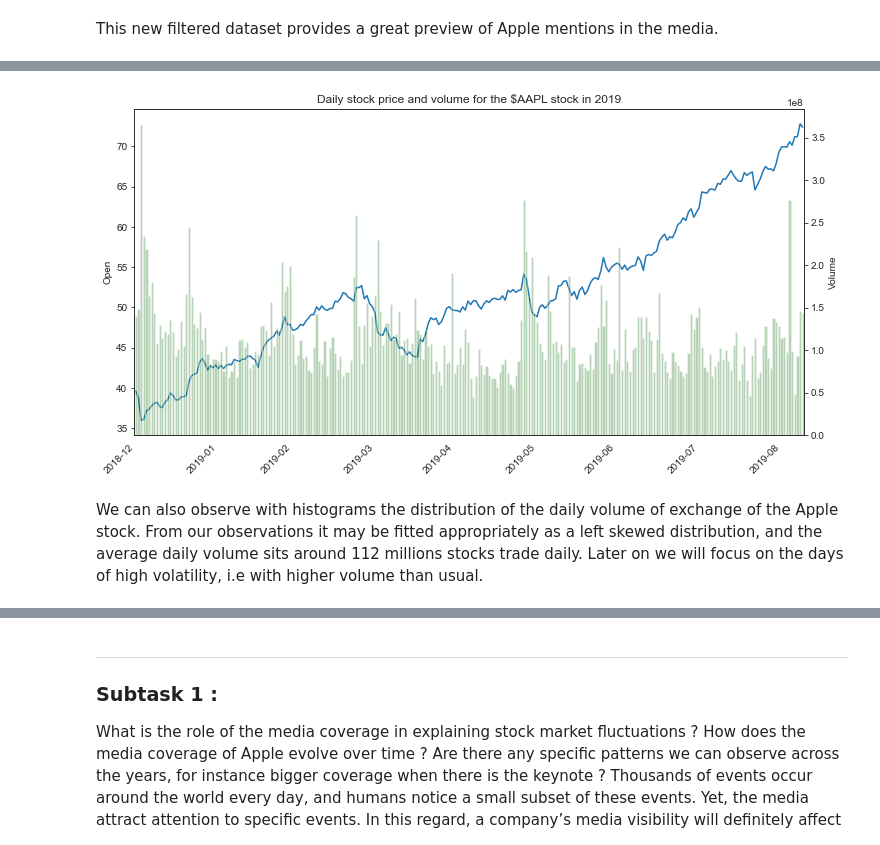
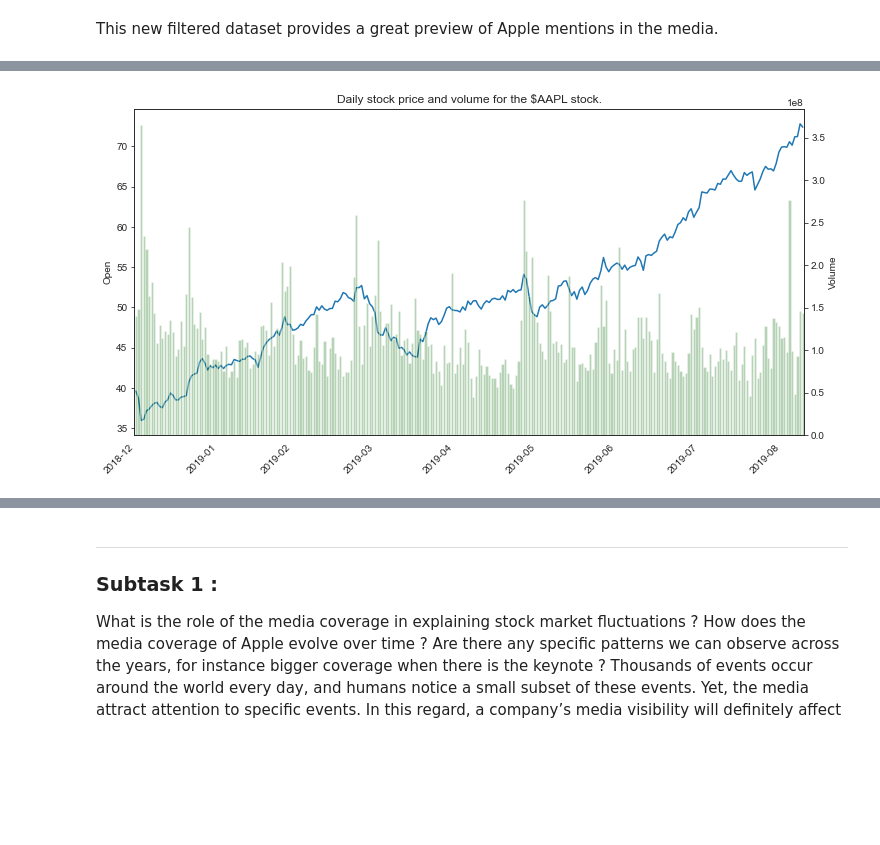
Before and after one commit to raphaelattias/apple-stock-analytics, a Jupyter notebook: main.ipynb, the cells around one changed output, grey strips where cells are left out. Saved outputs shown, nothing was run; the diff lists cells and outputs as text; code cells hidden in the pictures; blank space fills up the shorter version.

```diff
--- a/main.ipynb
+++ b/main.ipynb
@@ -101,6 +120,4 @@ As stated previously, we can first look at the performance of the $AAPL stock in
 # %%
-stock(apple_ticker, year = year, fig = "price_volume")
+stock("AAPL", year = year, fig = "price_volume")
 # %% [output]
-[figure, old version]
+[figure, new version]
-# %% [markdown]
-We can also observe with histograms the distribution of the daily volume of exchange of the Apple stock. From our observations it may be fitted appropriately as a left skewed distribution, and the average daily volume sits around 112 millions stocks trade daily. Later on we will focus on the days of high volatility, i.e with higher volume than usual.
```
Also changed, not shown: parts of 24 cells of this notebook, 12 other files.
